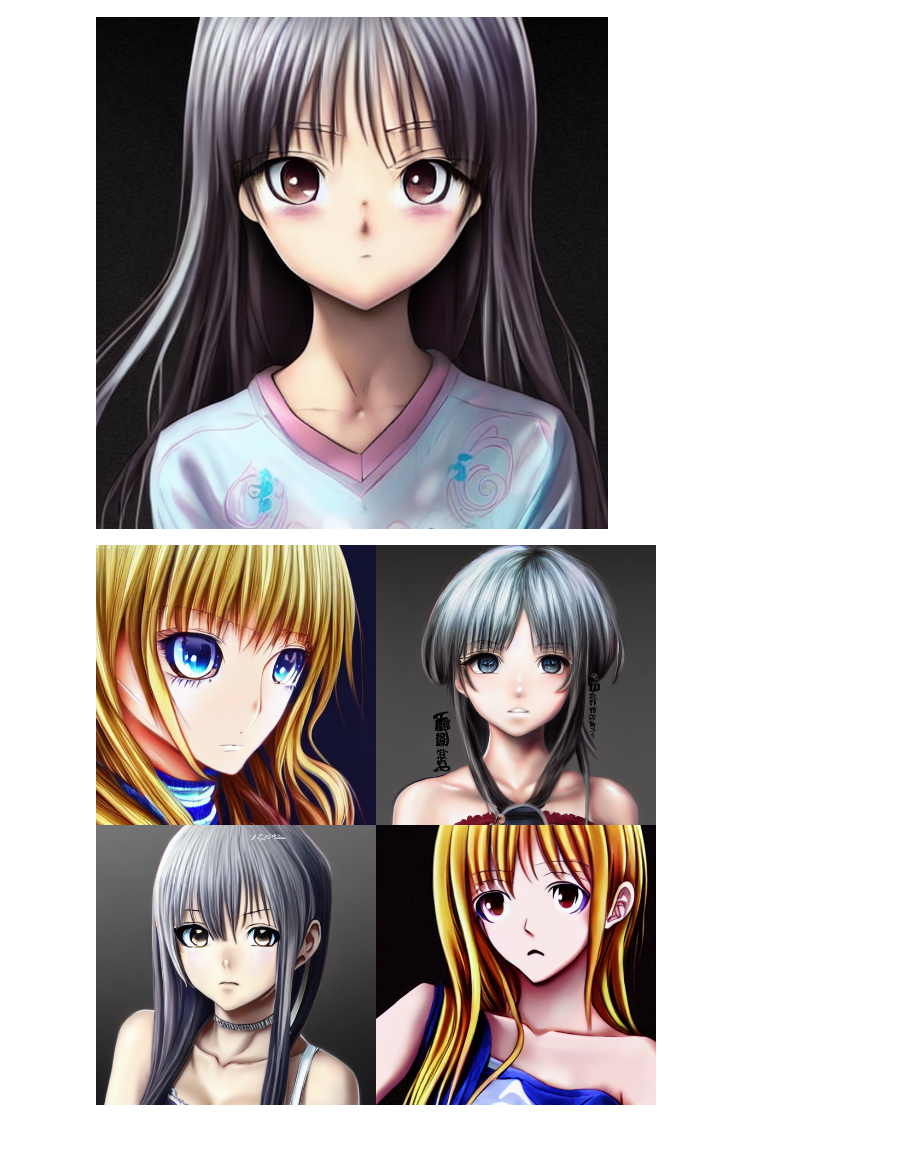
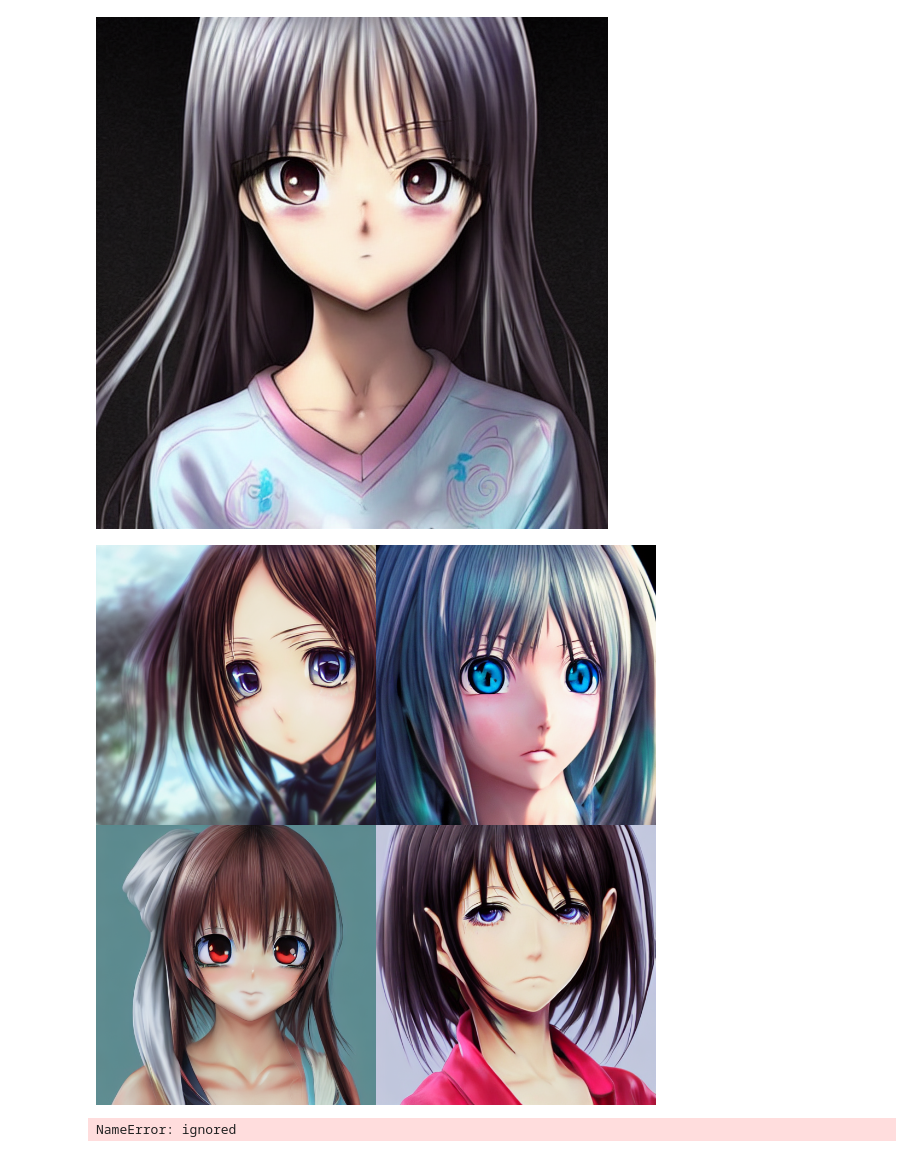
Before and after one commit to quimmedes/Asas-Celere, a Jupyter notebook: StableDiffusionSimple.ipynb, the cells around one changed output. Cells and saved outputs as stored; diff of their text form; code cells hidden in the pictures.

```diff
--- a/StableDiffusionSimple.ipynb
+++ b/StableDiffusionSimple.ipynb
@@ -97,11 +64,19 @@ def image_grid(imgs, rows, cols):
     for i, img in enumerate(imgs):
         grid.paste(img, box=(i%cols*w, i//cols*h))
     return grid
+# %%
+n_images = 4
+prompts = ['Cute Anime Girl detailed face by Eiichiro Oda digital art HD super high detailed 8k intricate hyper realistic unreal engine trending on artstation'] * n_images
+with autocast(device):
+  images = pipe(prompts, num_interference_steps=50)['sample']
+image_grid(images, rows=2, cols=2)
+# %% [output]
+[figure, added]
 # %%
 n_images = 4
-prompts = ['Cute Anime Girl by Eiichiro Oda digital art HD super high detailed 8k intricate hyper realistic detailed face trending on artstation'] * n_images
+prompts = ['Cute Anime Girl by Eiichiro Oda digital art HD super high detailed 8k intricate hyper realistic unreal engine detailed face trending on artstation'] * n_images
 with autocast(device):
   images = pipe(prompts, num_interference_steps=50)['sample']
 image_grid(images, rows=2, cols=2)
 # %% [output]
-[figure, removed]
+NameError: ignored
```
Also changed, not shown: parts of 3 cells of this notebook.
